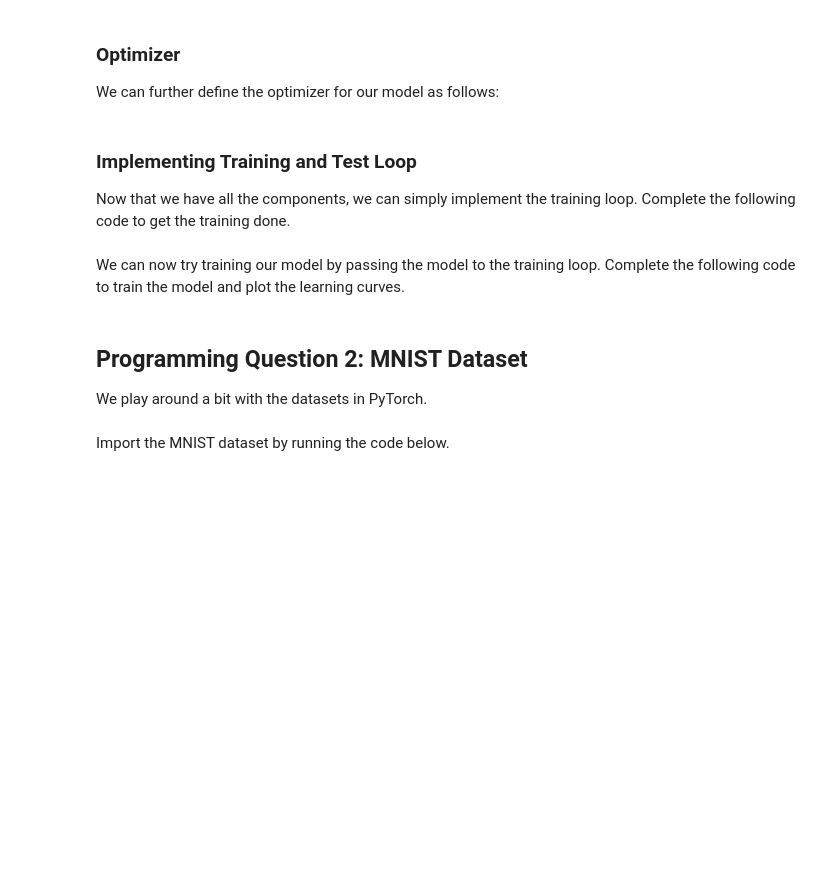
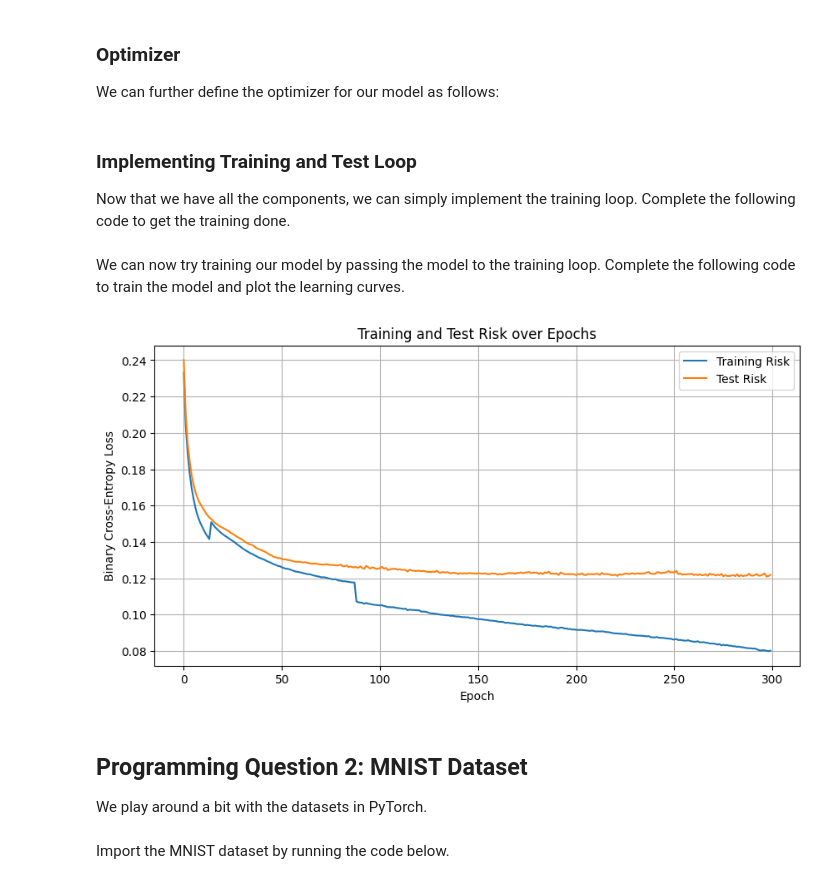
Before and after one commit to Vanshaj-13/ECE1508_ADL, a Jupyter notebook: Assignment 2/Malhotra_Vanshaj_Assgn2.ipynb, the cells around one changed output. Cells and saved outputs as stored; diff of their text form; code cells hidden in the pictures; blank space fills up the shorter version.

```diff
--- a/Assignment 2/Malhotra_Vanshaj_Assgn2.ipynb
+++ b/Assignment 2/Malhotra_Vanshaj_Assgn2.ipynb
@@ -92,11 +92,11 @@ X_train, v_train, X_test, v_test, batch_indx = data_splitter(X, v, 100, 0.8)
 
 # take a sample point from training dataset
 x = X_train[0].unsqueeze(0)
-v = v_train[0].unsqueeze(0)
+label = v_train[0].unsqueeze(0)
 
 # forward pass
 y = myModel(x)
-Loss = loss_fn(y, v)
+Loss = loss_fn(y, label)
 
 # backward pass
 Loss.backward()
@@ -124,7 +124,7 @@ Now that we have all the components, we can simply implement the training loop.
 def training_loop(model):
     # define the loss and optimizer
     loss_fn = nn.BCELoss() # binary cross-entropy
-    optimizer = # complete <use Adam>
+    optimizer = torch.optim.Adam(model.parameters(), lr=0.0001)
 
     # set the training parameters
     n_epochs = 300   # number of epochs
@@ -132,7 +132,7 @@ def training_loop(model):
 
     # specify training and test datasets and the batch indices
     # use data_splitter() and X, v are generated by Scikit-Learn
-    X_train, v_train, X_test, v_test, batch_indx = # complete
+    X_train, v_train, X_test, v_test, batch_indx = data_splitter(X, v, batch_size, 0.8)
 
     # make empty list to save training and test risk
     train_risk = []
@@ -150,21 +150,21 @@ def training_loop(model):
 
             for indx in batch_indx:
                 # take a batch of samples
-                X_batch = # complete
-                v_batch = # complete
+                X_batch = X_train[indx]
+                v_batch = v_train[indx]
 
                 # pass forward the mini-batch
-                y_batch = # complete
+                y_batch = model(X_batch)
 
                 # compute the loss
-                loss = # complete
+                loss = loss_fn(y_batch, v_batch)
 
                 # backward pass
                 # first make gradient zero
                 optimizer.zero_grad()
                 # then, compute the gradient of loss
                 # complete
-
+                loss.backward()
                 # now update weights by one optimization step
                 optimizer.step()
 
@@ -174,24 +174,35 @@ def training_loop(model):
             model.eval()
 
             # now we evaluate the training risk
-            y_train = # complete
-            CE_train = # complete
+            y_train = model(X_train)
+            CE_train = loss_fn(y_train, v_train)
             train_risk.append(CE_train.item())
 
             # then we evaluate the test risk
-            y_test = # complete
-            CE_test = # complete
+            y_test = model(X_test)
+            CE_test = loss_fn(y_test, v_test)
             test_risk.append(CE_test.item())
+
         return train_risk, test_risk
 # %% [markdown]
 We can now try training our model by passing the model to the training loop. Complete the following code to train the model and plot the learning curves.
 # %%
 myModel = myClassifier()
-train_risk, test_risk = # complete
+train_risk, test_risk = training_loop(myModel)
 
 # complete <plot training risk>
 # complete <plot test risk>
+plt.figure(figsize=(10,5))
+plt.plot(train_risk, label="Training Risk")
+plt.plot(test_risk, label="Test Risk")
+plt.xlabel("Epoch")
+plt.ylabel("Binary Cross-Entropy Loss")
+plt.title("Training and Test Risk over Epochs")
+plt.legend()
+plt.grid(True)
 plt.show()
+# %% [output]
+[figure, added]
 # %% [markdown]
 ## Programming Question 2: MNIST Dataset
 We play around a bit with the datasets in PyTorch.
```
Also changed, not shown: parts of 3 cells of this notebook.
